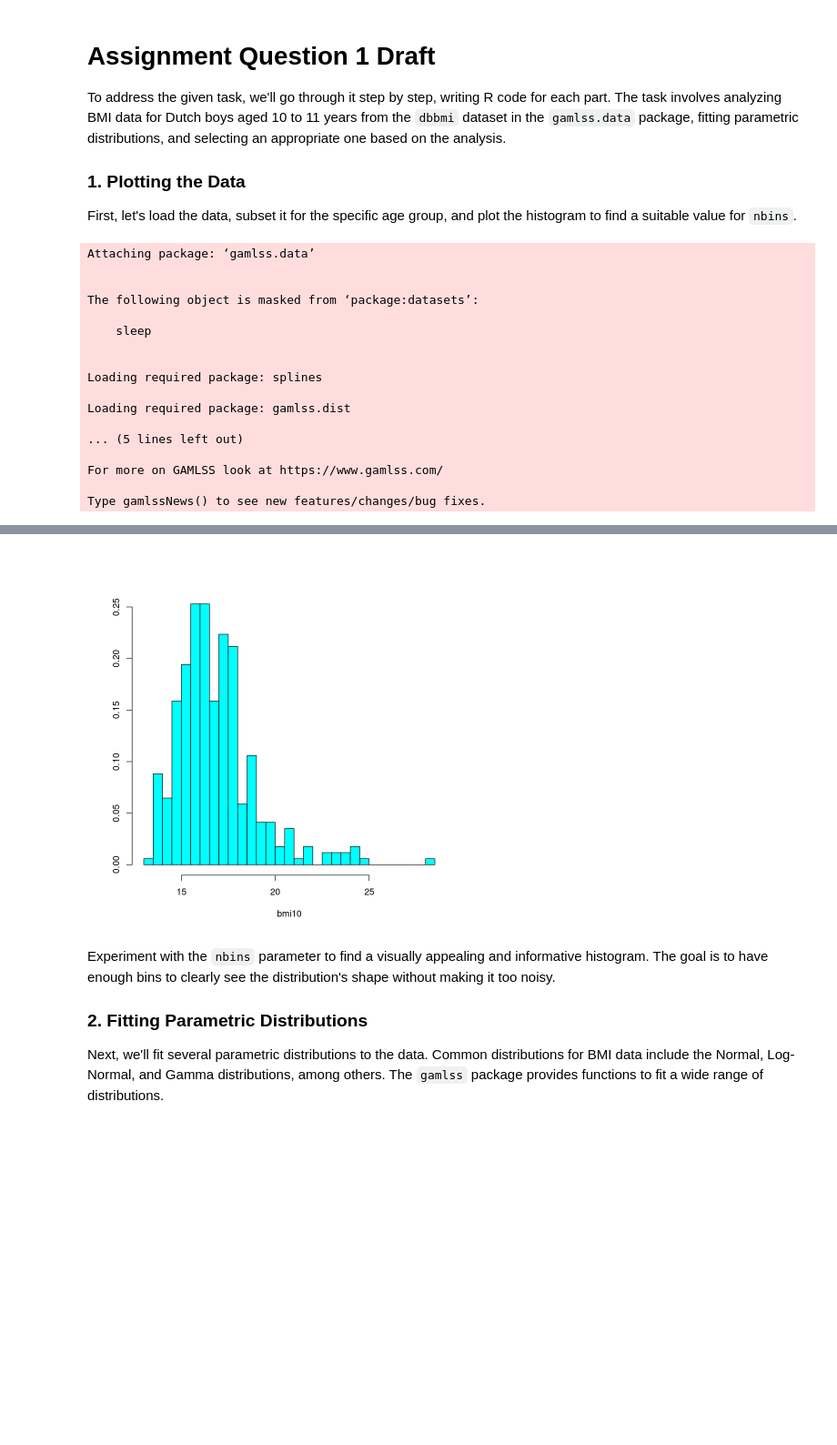
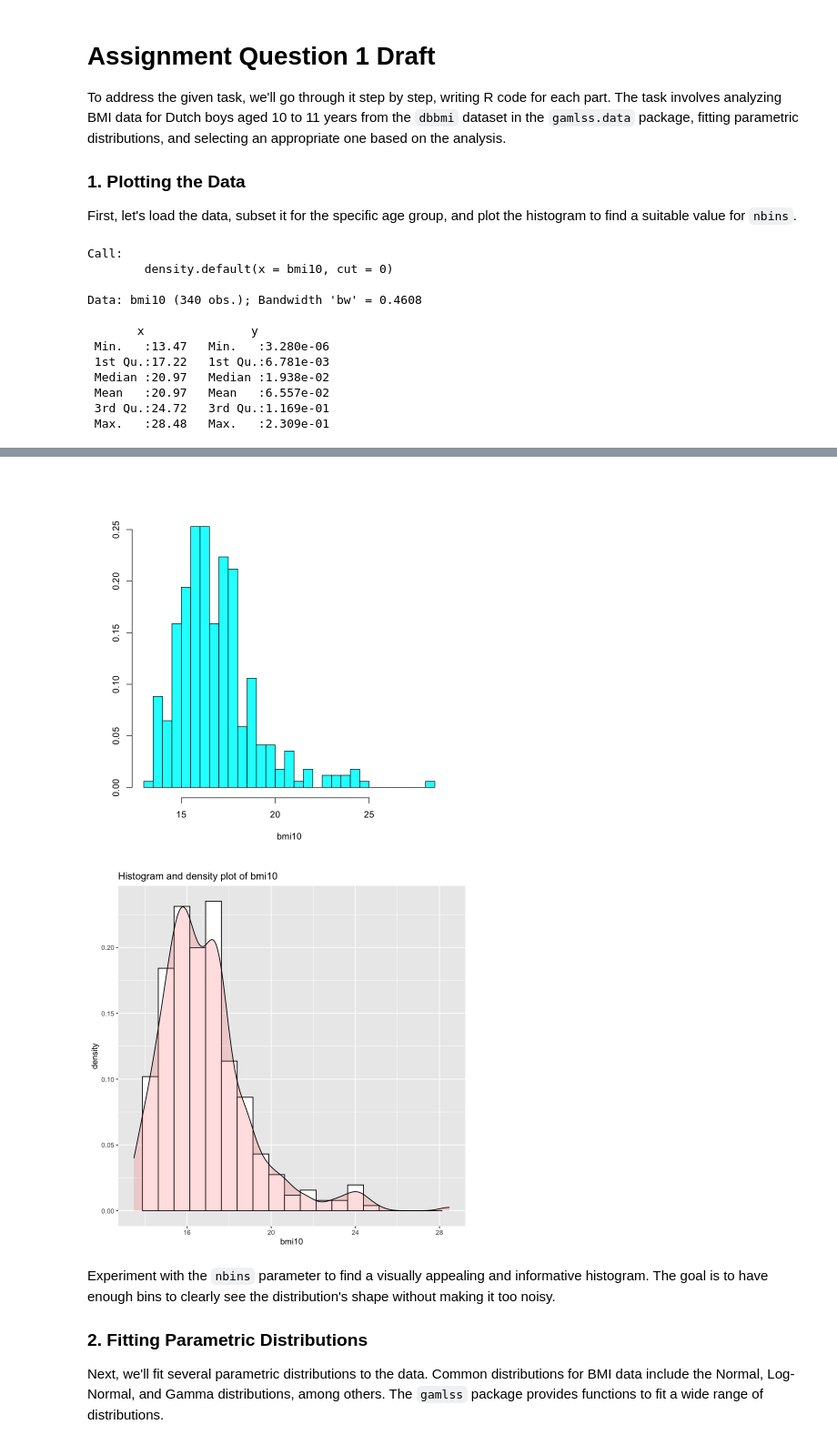
Before and after one commit to skingham/londonmet_ma7007, a Jupyter notebook: notebooks/Assignment Draft.ipynb, the cells around one changed output, grey strips where cells are left out. Shown at 91% size. Cells and saved outputs as stored; diff of their text form; code cells hidden in the pictures; blank space fills up the shorter version.

```diff
--- a/notebooks/Assignment Draft.ipynb
+++ b/notebooks/Assignment Draft.ipynb
@@ -21,22 +21,19 @@ da <- with(dbbmi, subset(dbbmi, age > old & age < old + 1))
 bmi10 <- da$bmi
 
 # Plot the histogram
-truehist(bmi10, nbins=30) # Adjust nbins as needed to make the histogram look good
+truehist(bmi10, nbins=40) # Adjust nbins as needed to make the histogram look good
+density(bmi10, cut = 0)
+gamlss.ggplots:::y_hist(bmi10)
 # %% [output]
-Attaching package: ‘gamlss.data’
+Call:
+        density.default(x = bmi10, cut = 0)
 
+Data: bmi10 (340 obs.); Bandwidth 'bw' = 0.4608
 
-The following object is masked from ‘package:datasets’:
-
-    sleep
-
-
-Loading required package: splines
-
-Loading required package: gamlss.dist
-
-... (5 lines left out)
-
-For more on GAMLSS look at https://www.gamlss.com/
-
-Type gamlssNews() to see new features/changes/bug fixes.
+       x               y
+ Min.   :13.47   Min.   :3.280e-06
+ 1st Qu.:17.22   1st Qu.:6.781e-03
+ Median :20.97   Median :1.938e-02
+ Mean   :20.97   Mean   :6.557e-02
+ 3rd Qu.:24.72   3rd Qu.:1.169e-01
+ Max.   :28.48   Max.   :2.309e-01
@@ -43,4 +42,5 @@ Type gamlssNews() to see new features/changes/bug fixes.
 [figure]
+[figure, added]
 # %% [markdown]
 Experiment with the `nbins` parameter to find a visually appealing and informative histogram. The goal is to have enough bins to clearly see the distribution's shape without making it too noisy.
 
```
Also changed, not shown: parts of 10 cells of this notebook, 2 other files.
